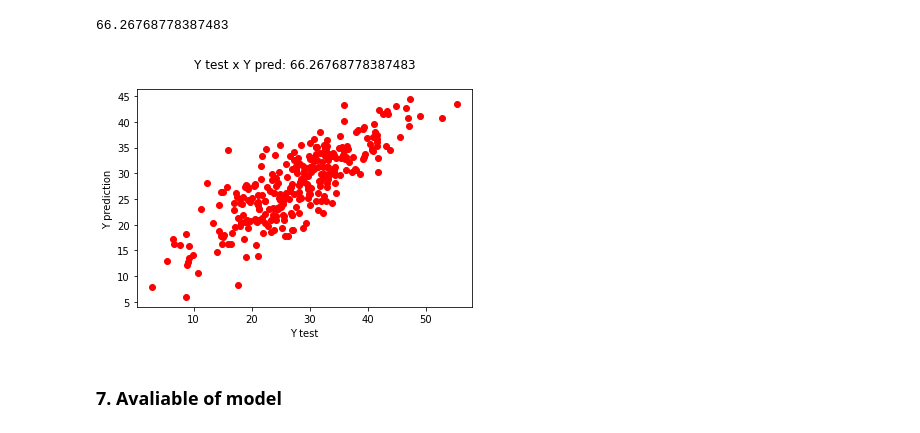
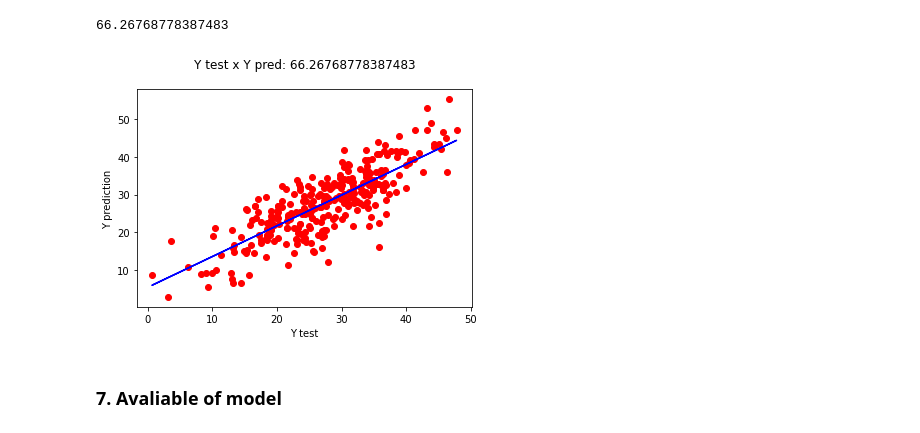
Before and after one commit to salasouza/familyoflms, a Jupyter notebook: notebooks/v1_linear_model_simples.ipynb, the cells around one changed output. Drawn from its saved outputs; the diff is of its cells as text; code cells hidden in the pictures.

```diff
--- a/notebooks/v1_linear_model_simples.ipynb
+++ b/notebooks/v1_linear_model_simples.ipynb
@@ -343,9 +342,9 @@ print(f'{r2_score(y_train, y_train_pred)*100}')
 # %%
 # Here we are using the X_test
 
-y_pred = model.predict(X_test)
+y_test_pred = model.predict(X_test)
 
-y_pred.shape
+y_test_pred.shape
 # %% [output]
 (300, 1)
 # %%
@@ -353,13 +352,14 @@ print(f'{r2_score(y_test, y_pred)*100}')
 # %% [output]
 66.26768778387483
 # %%
-plt.scatter(y_test, y_pred,color='r')
+plt.scatter(X_test, y_test,color='r')
+plt.plot(X_test, y_test_pred, color = 'blue') # model.predict(X_train) ==> y_train_predict
 plt.title(f'Y test x Y pred: {r2_score(y_test, y_pred)*100}\n')
 plt.xlabel('Y test')
 plt.ylabel('Y prediction')
 plt.show()
 # %% [output]
-[figure, old version]
+[figure, new version]
 # %% [markdown]
 <h3>7. Avaliable of model</h3>
 # %% [markdown]
```
Also changed, not shown: parts of 1 cell of this notebook.
